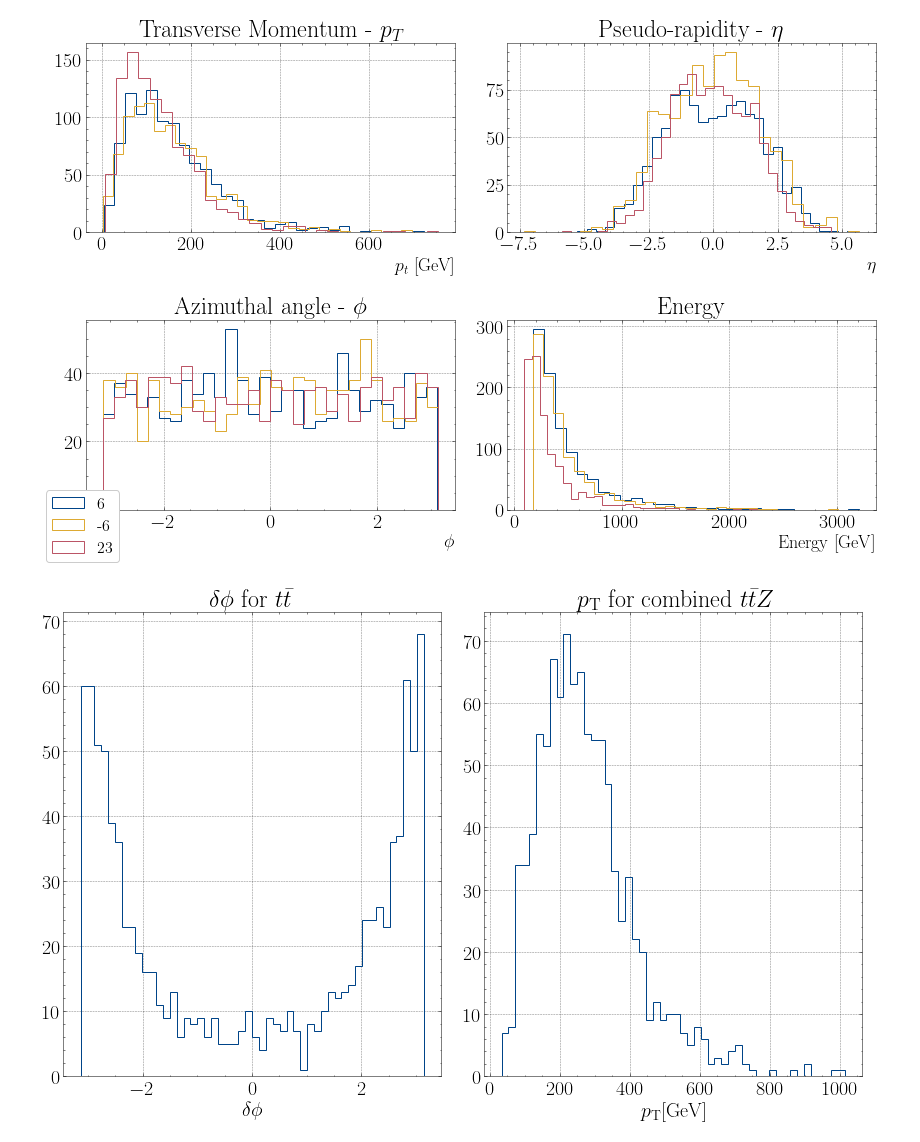
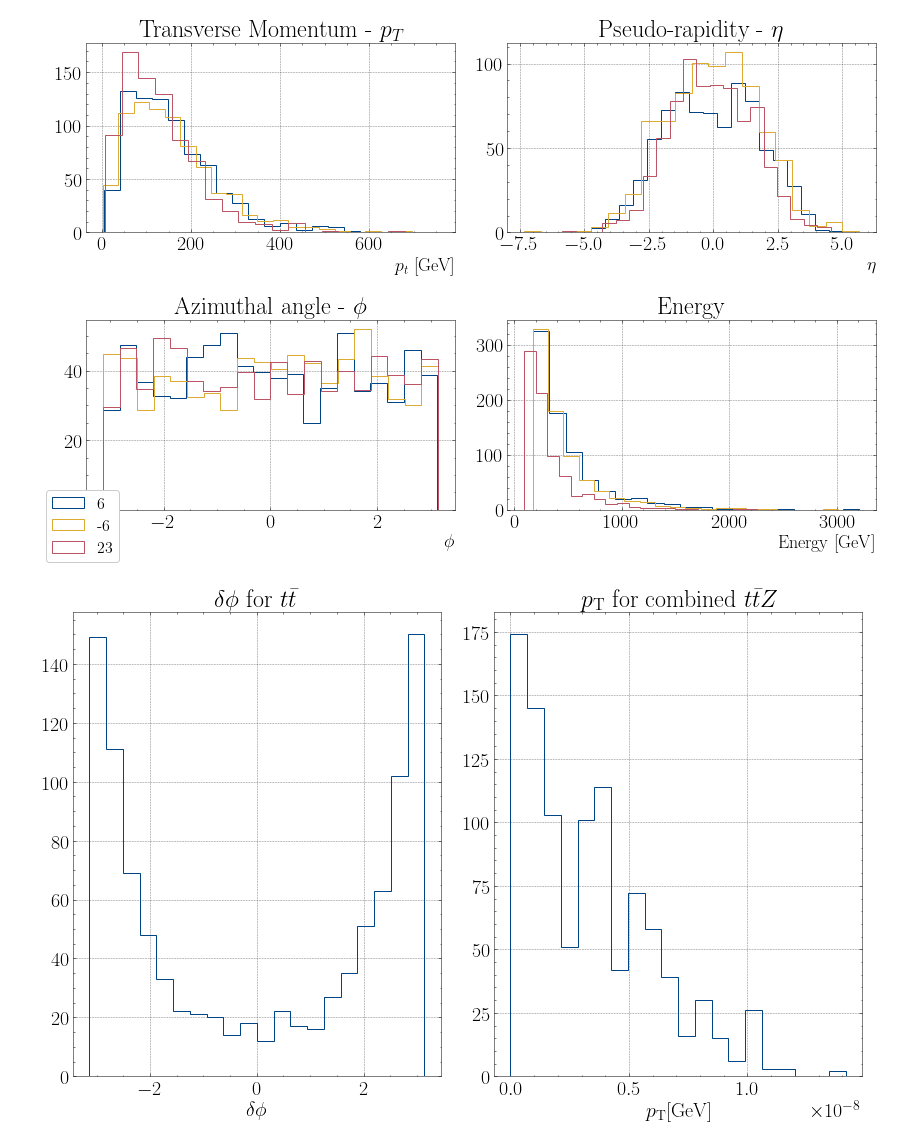
Before and after one commit to craigmadethis/LHEImport, a Jupyter notebook: ttz_03.ipynb, the cells around one changed output. Cells and saved outputs as stored; diff of their text form; code cells hidden in the pictures.

Commit message:
addition of weights to the eventfile

```diff
--- a/ttz_03.ipynb
+++ b/ttz_03.ipynb
@@ -29,12 +32,14 @@ def deltaphi_tops(particles):
             tops.append(p)
     return tops[0].fourvec.deltaphi(tops[1].fourvec)
 
-def ptot(particles):
-    ptot2 = 0
+
+def ptot2(particles):
+    fourvecs=vector.obj(px=0, py=0, pz=0, E=0)
     for p in particles:
-        ptot2 += p.pt**2
-    return np.sqrt(ptot2)
+        fourvecs += p.fourvec
+    return fourvecs.pt
+
 
 df['delta_phi'] = df.apply(lambda r: deltaphi_tops(r['particles']), axis=1)
-df['ptotal'] = df.apply(lambda r: ptot(r['particles']), axis=1)
-# df.head()
+df['ptotal'] = df.apply(lambda r: ptot2(r['particles']), axis=1)
+df.head()
@@ -41,34 +53,11 @@ df['ptotal'] = df.apply(lambda r: ptot(r['particles']), axis=1)
 # %%
-# fig, axes = plt.subplots(2,2)
-# for param, ax in zip(["pt", "eta", "phi", "e" ], axes.flatten()):
-#     pdgids = np.array([6,-6,23])
-#     for pdgid in pdgids:
-#         vals=[]
-#         for ind, row in df.iterrows():
-#             for particle in row.particles:
-#                 if particle.pdgid==pdgid:
-#                     vals.append(getattr(particle, param))
-#         ax.hist(vals,histtype='step', bins=30, label=f"{pdgid}")
-#     if param=='e':
-#         ax.set_title("Energy")
-#         ax.set_xlabel('Energy $[$GeV$]$', loc='right', fontsize=18)
-#     elif param=='pt':
-#         ax.set_title("Transverse Momentum - $p_T$")
-#         ax.set_xlabel('$p_t$ $[$GeV$]$', loc='right', fontsize=18)
-#     elif param =='phi':
-#         ax.title.set_text("Azimuthal angle - $\phi$")
-#         ax.set_xlabel('$\phi$', loc='right', fontsize=18)
-#     elif param =='eta':
-#         ax.title.set_text("Pseudo-rapidity - $\eta$")
-#         ax.set_xlabel('$\eta$', loc='right', fontsize=18)
-#     handles, labels = ax.get_legend_handles_labels()
-# fig.tight_layout()
-# fig.legend(handles, labels, loc='lower left', fontsize=16, facecolor='white')
-
 all_pdgids = []
 for particle in df['particles'][0]:
     if particle.pdgid not in all_pdgids and not particle.pdgid==21:
         all_pdgids.append(particle.pdgid)
+all_weights=[]
+for weight in df['weights']:
+     all_weights.append(weight['1'])
 fig, axes = plt.subplots(2,2)
 for param, ax in zip(["pt", "eta", "phi", "e" ], axes.flatten()):
 #     pdgids = np.array([6,-6,23])
@@ -78,38 +67,40 @@ for param, ax in zip(["pt", "eta", "phi", "e" ], axes.flatten()):
         for ind, row in df.iterrows():
             for particle in row.particles:
                 if particle.pdgid==pdgid:
                     vals.append(getattr(particle, param))
-        ax.hist(vals,histtype='step', bins=30, label=f"{pdgid}")
+        ax.hist(vals,histtype='step', bins=20, label=f"{pdgid}",
+                weights=all_weights
+               )
     if param=='e':
         ax.set_title("Energy")
         ax.set_xlabel('Energy $[$GeV$]$', loc='right', fontsize=18)
     elif param=='pt':
         ax.set_title("Transverse Momentum - $p_T$")
         ax.set_xlabel('$p_t$ $[$GeV$]$', loc='right', fontsize=18)
     elif param =='phi':
         ax.title.set_text("Azimuthal angle - $\phi$")
         ax.set_xlabel('$\phi$', loc='right', fontsize=18)
     elif param =='eta':
         ax.title.set_text("Pseudo-rapidity - $\eta$")
         ax.set_xlabel('$\eta$', loc='right', fontsize=18)
     handles, labels = ax.get_legend_handles_labels()
 fig.tight_layout()
 fig.legend(handles, labels, loc='lower left', fontsize=16, facecolor='white')
 
 
 fig2, axes2 = plt.subplots(1,2)
-axes2[0].hist(df['delta_phi'], histtype='step', bins=50)
+axes2[0].hist(df['delta_phi'], histtype='step', bins=20)
 axes2[0].title.set_text('$\delta \phi$ for $t \\bar{t}$')
 axes2[0].set_xlabel('$\delta \phi$')
 
-axes2[1].hist(df['ptotal'], histtype='step', bins=50)
+axes2[1].hist(df['ptotal'], histtype='step', bins=20)
 axes2[1].title.set_text("$p_{\mathrm{T}}$ for combined $t \\bar{t} Z$")
 axes2[1].set_xlabel('$p_{\mathrm{T}} [\\text{GeV}]$')
 fig2.tight_layout()
 plt.show()
 # %% [output]
-[figure, old version]
+[figure, new version]
-[figure, old version]
+[figure, new version]
 # %%
 # With madspin enabled
 # %%
```
Also changed, not shown: parts of 9 cells of this notebook, 1 other file.
